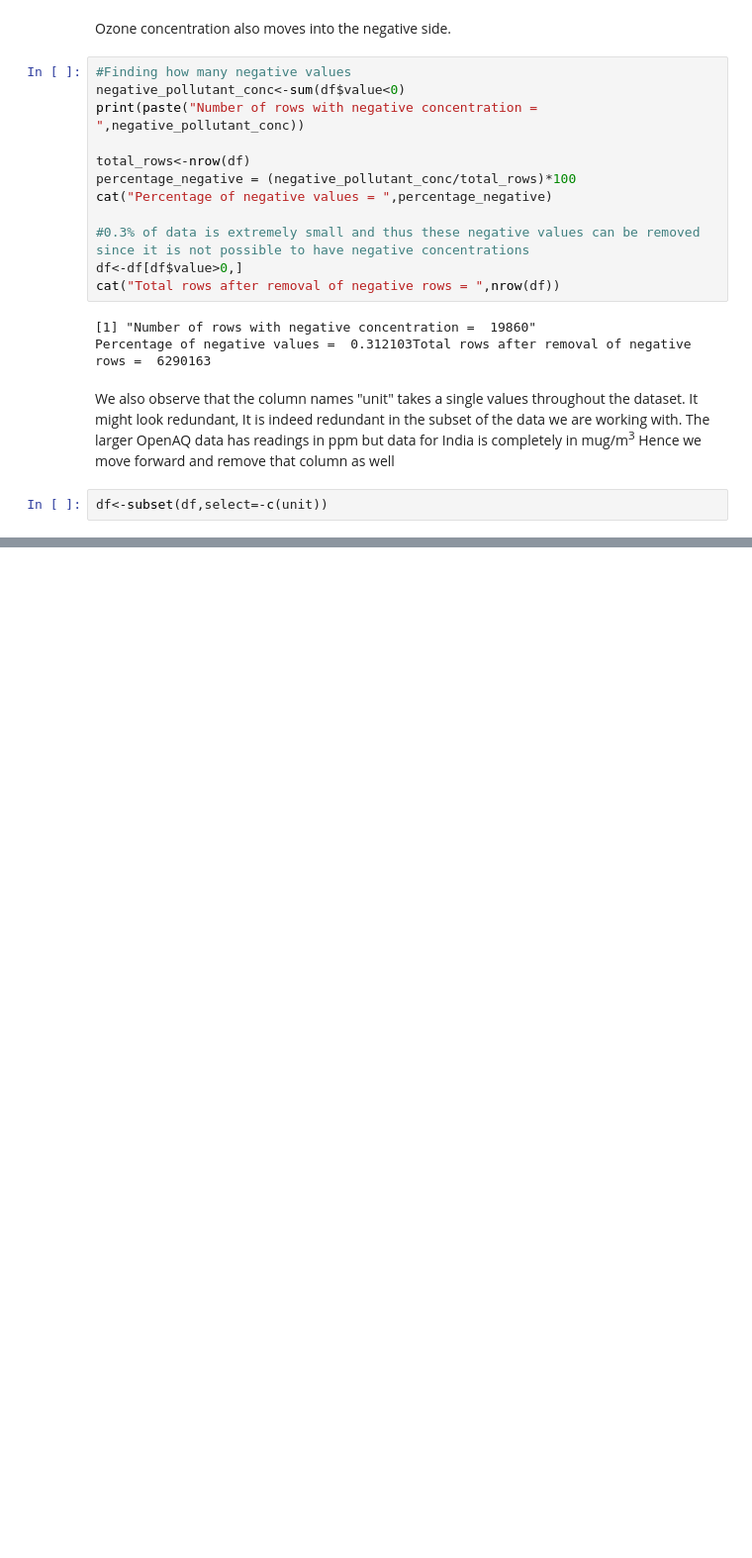
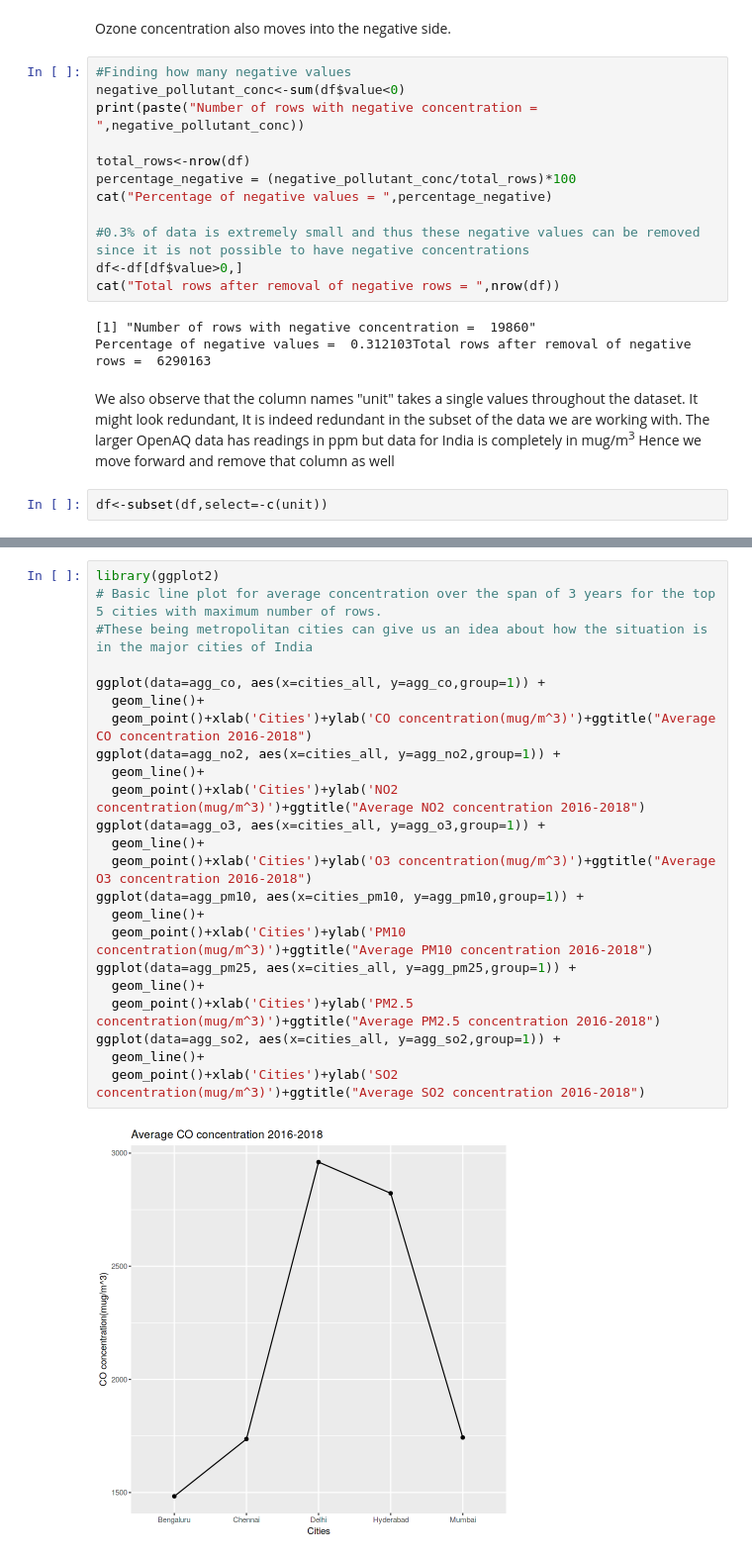
Before and after one commit to BhavyaCharan/WeRAnalysers, a Jupyter notebook: Stocktaking.ipynb, the cells around one changed output, grey strips where cells are left out. Shown at 99% size. Saved outputs shown, nothing was run; the diff lists cells and outputs as text; blank space fills up the shorter version.

Commit message:
Added more visualisations alongside stocktaking
Basic analysis, stocktaking of data

```diff
--- a/Stocktaking.ipynb
+++ b/Stocktaking.ipynb
@@ -186,0 +238,25 @@ df<-subset(df,select=-c(unit))
+# %%
+library(ggplot2)
+# Basic line plot for average concentration over the span of 3 years for the top 5 cities with maximum number of rows.
+#These being metropolitan cities can give us an idea about how the situation is in the major cities of India
+
+ggplot(data=agg_co, aes(x=cities_all, y=agg_co,group=1)) +
+  geom_line()+
+  geom_point()+xlab('Cities')+ylab('CO concentration(mug/m^3)')+ggtitle("Average CO concentration 2016-2018")
+ggplot(data=agg_no2, aes(x=cities_all, y=agg_no2,group=1)) +
+  geom_line()+
+  geom_point()+xlab('Cities')+ylab('NO2 concentration(mug/m^3)')+ggtitle("Average NO2 concentration 2016-2018")
+ggplot(data=agg_o3, aes(x=cities_all, y=agg_o3,group=1)) +
+  geom_line()+
+  geom_point()+xlab('Cities')+ylab('O3 concentration(mug/m^3)')+ggtitle("Average O3 concentration 2016-2018")
+ggplot(data=agg_pm10, aes(x=cities_pm10, y=agg_pm10,group=1)) +
+  geom_line()+
+  geom_point()+xlab('Cities')+ylab('PM10 concentration(mug/m^3)')+ggtitle("Average PM10 concentration 2016-2018")
+ggplot(data=agg_pm25, aes(x=cities_all, y=agg_pm25,group=1)) +
+  geom_line()+
+  geom_point()+xlab('Cities')+ylab('PM2.5 concentration(mug/m^3)')+ggtitle("Average PM2.5 concentration 2016-2018")
+ggplot(data=agg_so2, aes(x=cities_all, y=agg_so2,group=1)) +
+  geom_line()+
+  geom_point()+xlab('Cities')+ylab('SO2 concentration(mug/m^3)')+ggtitle("Average SO2 concentration 2016-2018")
+# %% [output]
+[figure, added]
```
Also changed, not shown: parts of 6 cells of this notebook, 1 other file.
